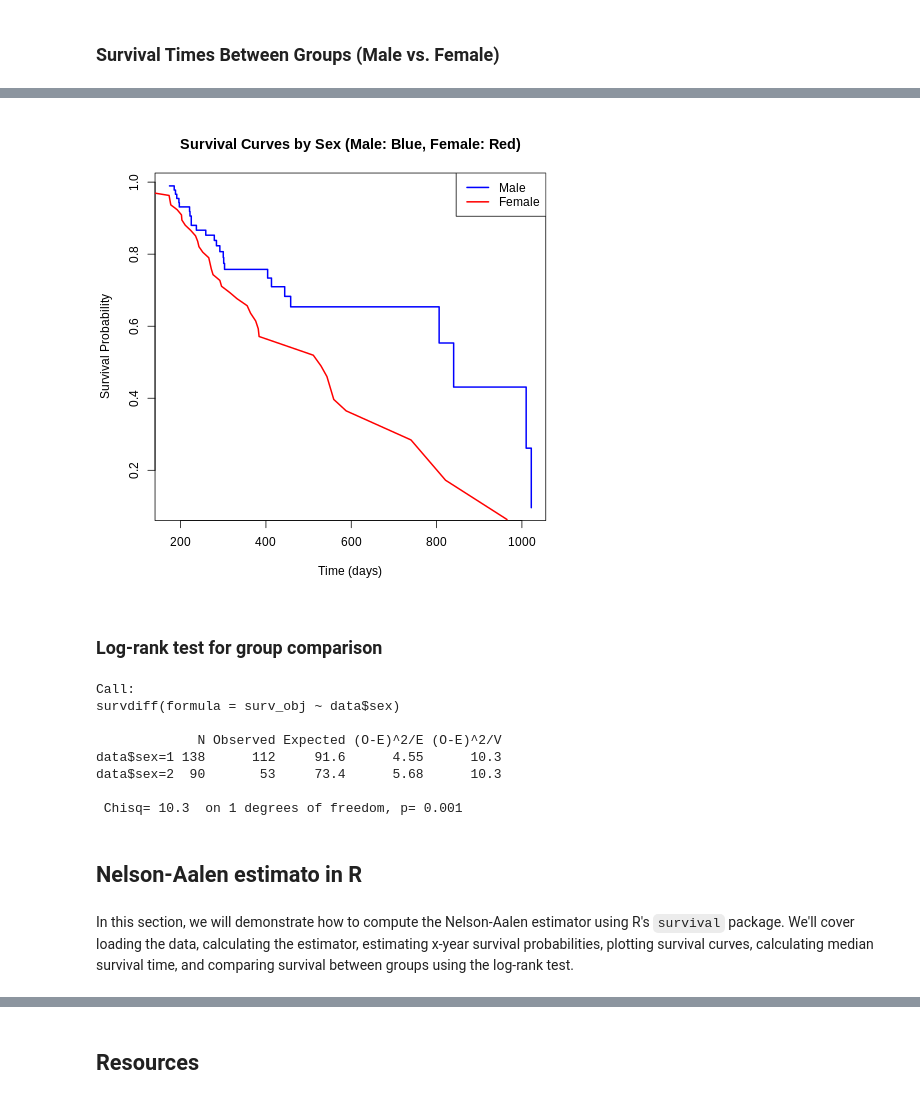
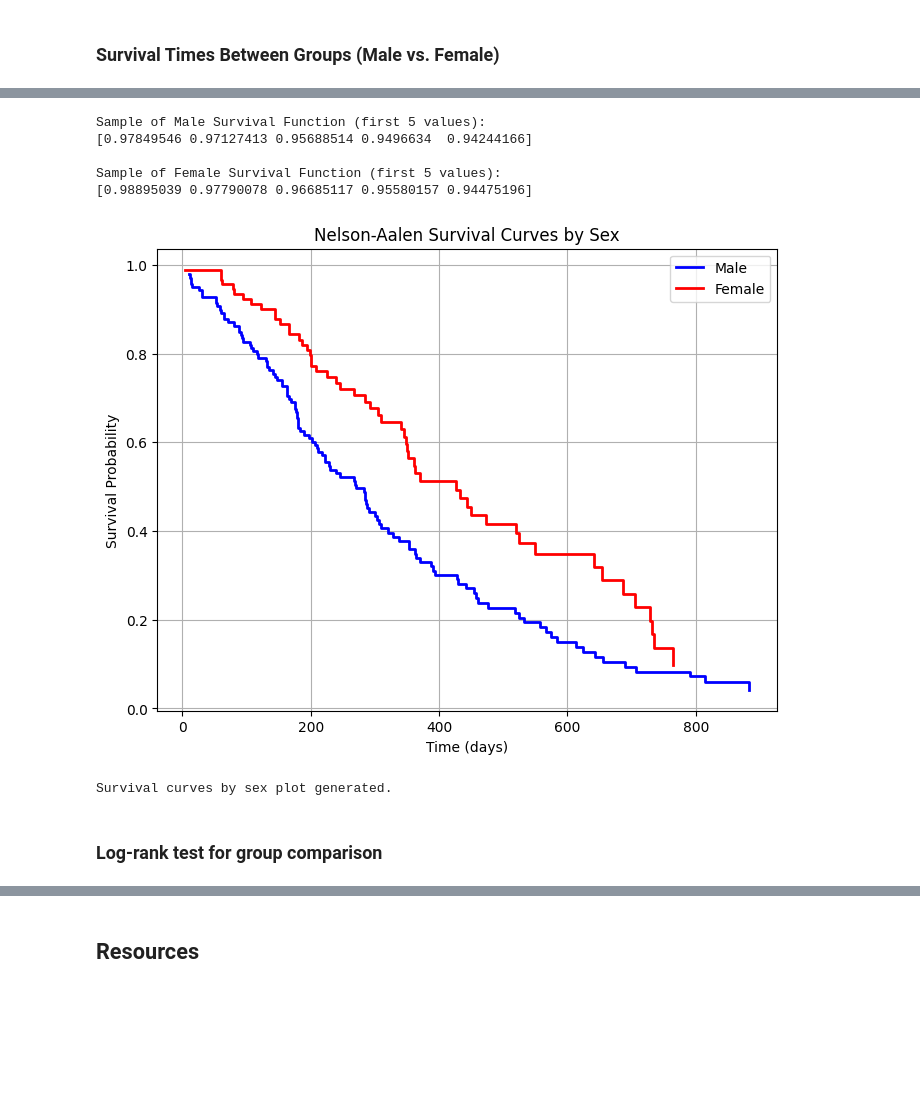
Before and after one commit to zia207/Survival_Analysis_Python, a Jupyter notebook: Colab_Notebook/02_07_01_02_survival_analysis_nelson_aalen_python.ipynb, the cells around one changed output, grey strips where cells are left out. Saved outputs shown, nothing was run; the diff lists cells and outputs as text; code cells hidden in the pictures; blank space fills up the shorter version.

```diff
--- a/Colab_Notebook/02_07_01_02_survival_analysis_nelson_aalen_python.ipynb
+++ b/Colab_Notebook/02_07_01_02_survival_analysis_nelson_aalen_python.ipynb
@@ -242,28 +366,40 @@ surv_female <- exp(-na_female$cumhaz)
-# %%
-%%R
-# Survival Times Between Groups (Male vs. Female)
-# Plot survival curves by group
-plot(na_male$time, surv_male, type = "s", col = "blue", lwd = 2,
-     xlab = "Time (days)", ylab = "Survival Probability",
-     main = "Survival Curves by Sex (Male: Blue, Female: Red)")
-lines(na_female$time, surv_female, col = "red", lwd = 2)
-legend("topright", c("Male", "Female"), col = c("blue", "red"), lwd = 2)
-# %% [output]
-[figure, removed]
+# %%
+data_male_python = lung_data[lung_data['sex'] == 1]
+data_female_python = lung_data[lung_data['sex'] == 2]
+
+# Compute Nelson-Aalen for each group
+na_male_python = nelson_aalen_python(data_male_python['time'], data_male_python['status'])
+na_female_python = nelson_aalen_python(data_female_python['time'], data_female_python['status'])
+
+# Derive survival curves
+surv_male_python = np.exp(-na_male_python['cumhaz'])
+surv_female_python = np.exp(-na_female_python['cumhaz'])
+
+print("Sample of Male Survival Function (first 5 values):")
+print(surv_male_python[:5])
+print("\nSample of Female Survival Function (first 5 values):")
+print(surv_female_python[:5])
+# %% [output]
+Sample of Male Survival Function (first 5 values):
+[0.97849546 0.97127413 0.95688514 0.9496634  0.94244166]
+
+Sample of Female Survival Function (first 5 values):
+[0.98895039 0.97790078 0.96685117 0.95580157 0.94475196]
+# %%
+plt.figure(figsize=(8, 6))
+plt.step(na_male_python['time'], surv_male_python, where='post', label='Male', color='blue', linewidth=2)
+plt.step(na_female_python['time'], surv_female_python, where='post', label='Female', color='red', linewidth=2)
+
+plt.title('Nelson-Aalen Survival Curves by Sex')
+plt.xlabel('Time (days)')
+plt.ylabel('Survival Probability')
+plt.legend()
+plt.grid(True)
+plt.show()
+
+print("Survival curves by sex plot generated.")
+# %% [output]
+[figure, added]
+Survival curves by sex plot generated.
 # %% [markdown]
 ### Log-rank test for group comparison
-# %%
-%%R
-# Log-rank test for group comparison
-surv_obj <- Surv(time = data$time, event = data$status)
-logrank_test <- survdiff(surv_obj ~ data$sex)
-print(logrank_test)
-# %% [output]
-Call:
-survdiff(formula = surv_obj ~ data$sex)
-
-             N Observed Expected (O-E)^2/E (O-E)^2/V
-data$sex=1 138      112     91.6      4.55      10.3
-data$sex=2  90       53     73.4      5.68      10.3
-
- Chisq= 10.3  on 1 degrees of freedom, p= 0.001
@@ -274,5 +405,0 @@ rm(list=ls())
-# %% [markdown]
-## Nelson-Aalen estimato in R
-# %% [markdown]
-
-In this section, we will demonstrate how to compute the Nelson-Aalen estimator using R's `survival` package. We'll cover loading the data, calculating the estimator, estimating x-year survival probabilities, plotting survival curves, calculating median survival time, and comparing survival between groups using the log-rank test.
```
Also changed, not shown: parts of 61 cells of this notebook.
